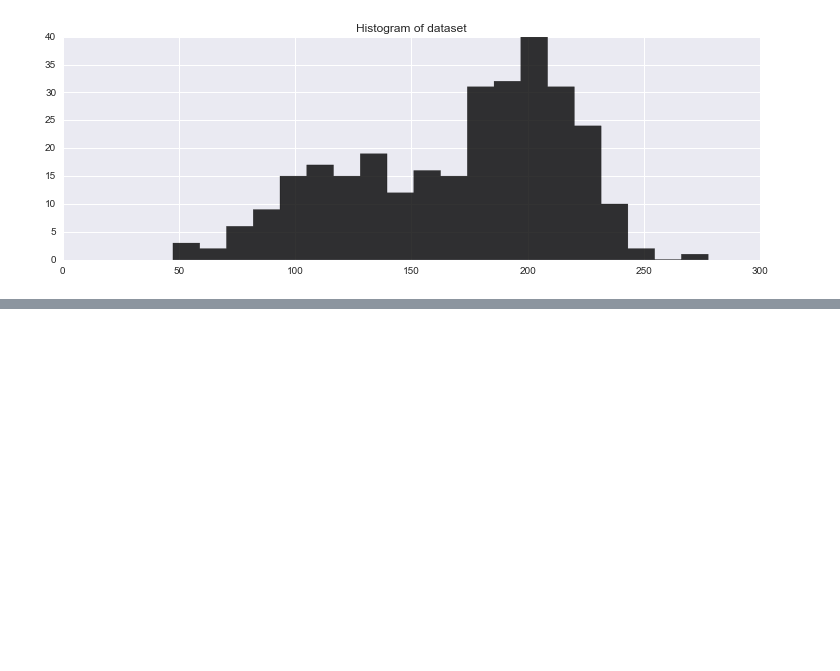
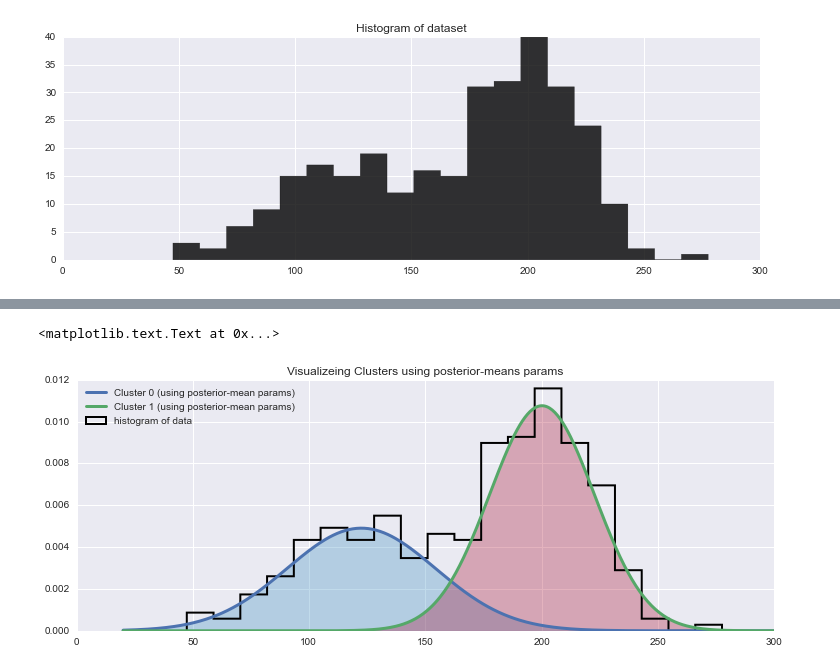
Before and after one commit to jgerardsimcock/Prob_for_Hackers, a Jupyter notebook: Chap3/Chap3.ipynb, the cells around one changed output, grey strips where cells are left out. Saved outputs shown, nothing was run; the diff lists cells and outputs as text; code cells hidden in the pictures; blank space fills up the shorter version.

```diff
--- a/Chap3/Chap3.ipynb
+++ b/Chap3/Chap3.ipynb
@@ -286,0 +351,33 @@ plt.xlabel("Steps")
+# %%
+#Is there a way to choose a single pair of values for mean and std that gives
+#us best of fit?
+#Right now we have two normal distributions that bit the data. Can we do better
+
+#we can use the mean of the posterior distributions
+
+norm = stats.norm
+x = np.linspace(20,300,500)
+posterior_center_means = center_trace.mean(axis=0)
+posterior_std_means = std_trace.mean(axis=0)
+posterior_p_mean = mcmc.trace("p")[:].mean()
+
+
+plt.hist(data, bins=20, histtype="step", normed=True, color='k',
+        lw=2, label="histogram of data")
+
+y = posterior_p_mean * norm.pdf(x, loc=posterior_center_means[0],
+                               scale=posterior_std_means[0])
+plt.plot(x,y, label="Cluster 0 (using posterior-mean params)", lw=3)
+plt.fill_between(x,y, color=colors[1], alpha=0.3)
+
+y = (1 - posterior_p_mean) * norm.pdf(x, loc=posterior_center_means[1],
+                                     scale = posterior_std_means[1])
+
+plt.plot(x, y, label="Cluster 1 (using posterior-mean params)", lw=3)
+plt.fill_between(x,y, color=colors[0], alpha=0.3)
+
+plt.legend(loc="upper left")
+plt.title("Visualizeing Clusters using posterior-means params")
+# %% [output]
+<matplotlib.text.Text at 0x...>
+[figure, added]
```
Also changed, not shown: parts of 22 cells of this notebook.
